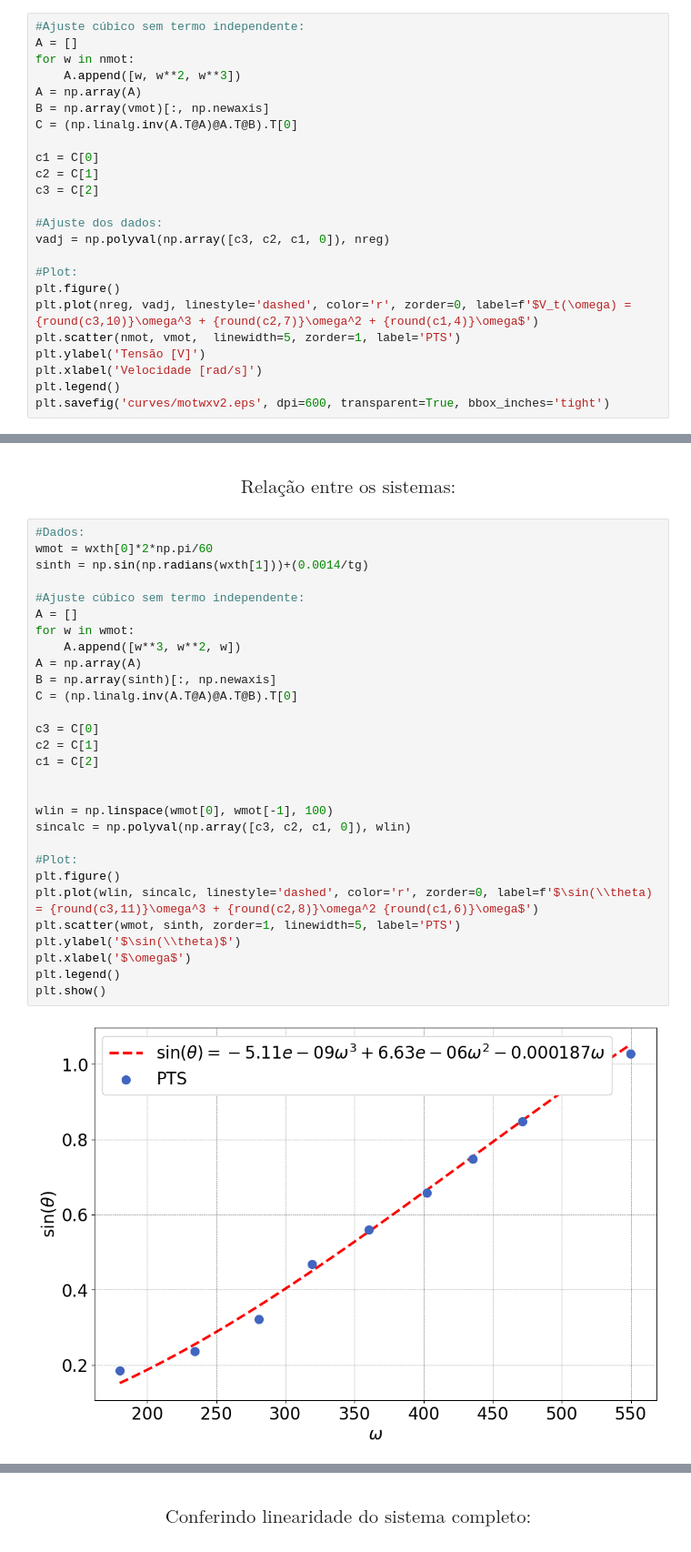
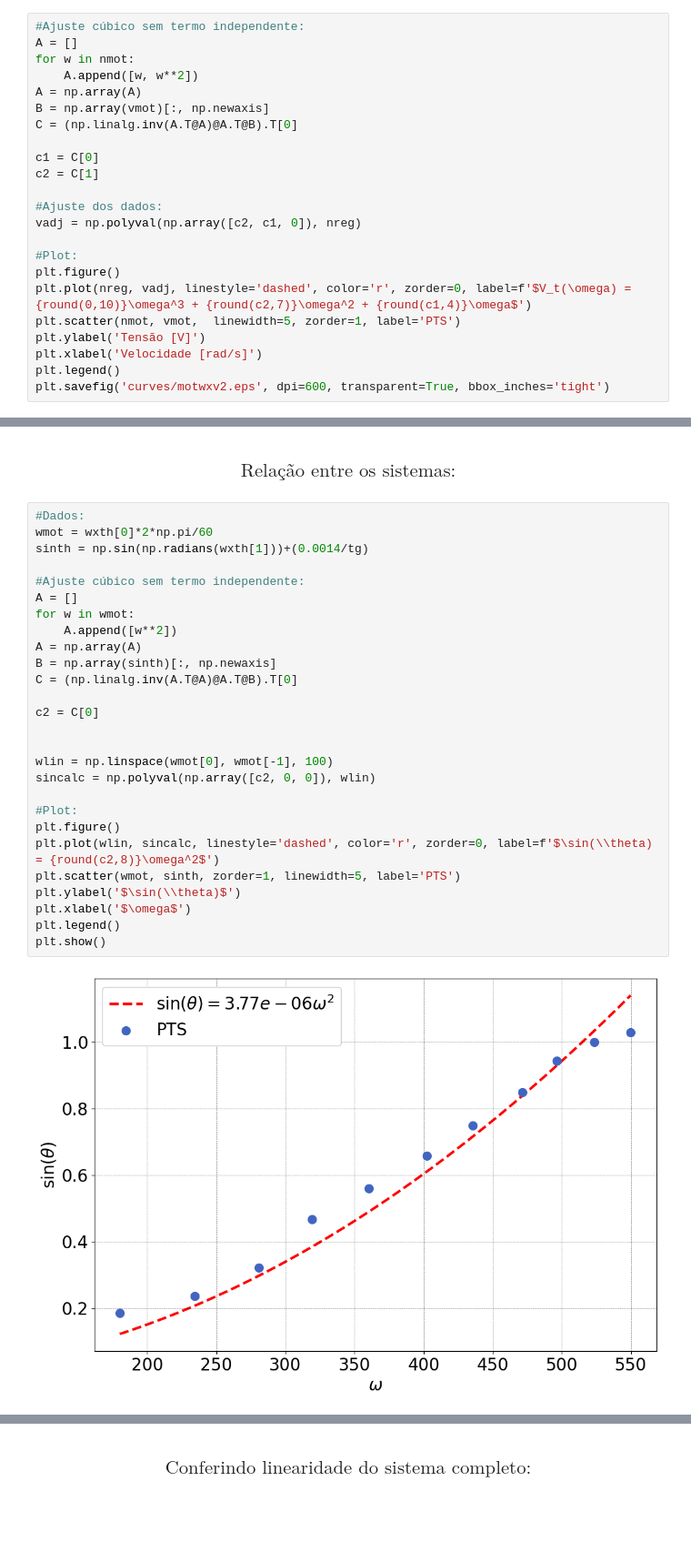
Before and after one commit to ErickNMA/LCD, a Jupyter notebook: ensaios_planta/fan-plate_analisys.ipynb, the cells around one changed output, grey strips where cells are left out. Shown: that part at 91% size. Drawn from its saved outputs; the diff is of its cells as text; blank space fills up the shorter version.

```diff
--- a/ensaios_planta/fan-plate_analisys.ipynb
+++ b/ensaios_planta/fan-plate_analisys.ipynb
@@ -150,21 +150,20 @@ The PostScript backend does not support transparency; partially transparent arti
 #Ajuste cúbico sem termo independente:
 A = []
 for w in nmot:
-    A.append([w, w**2, w**3])
+    A.append([w, w**2])
 A = np.array(A)
 B = np.array(vmot)[:, np.newaxis]
 C = (np.linalg.inv(A.T@A)@A.T@B).T[0]
 
 c1 = C[0]
 c2 = C[1]
-c3 = C[2]
 
 #Ajuste dos dados:
-vadj = np.polyval(np.array([c3, c2, c1, 0]), nreg)
+vadj = np.polyval(np.array([c2, c1, 0]), nreg)
 
 #Plot:
 plt.figure()
-plt.plot(nreg, vadj, linestyle='dashed', color='r', zorder=0, label=f'$V_t(\omega) = {round(c3,10)}\omega^3 + {round(c2,7)}\omega^2 + {round(c1,4)}\omega$')
+plt.plot(nreg, vadj, linestyle='dashed', color='r', zorder=0, label=f'$V_t(\omega) = {round(0,10)}\omega^3 + {round(c2,7)}\omega^2 + {round(c1,4)}\omega$')
 plt.scatter(nmot, vmot,  linewidth=5, zorder=1, label='PTS')
 plt.ylabel('Tensão [V]')
 plt.xlabel('Velocidade [rad/s]')
@@ -296,33 +292,31 @@ Jp = 0.4353686012905873
 # %%
 #Dados:
 wmot = wxth[0]*2*np.pi/60
 sinth = np.sin(np.radians(wxth[1]))+(0.0014/tg)
 
 #Ajuste cúbico sem termo independente:
 A = []
 for w in wmot:
-    A.append([w**3, w**2, w])
+    A.append([w**2])
 A = np.array(A)
 B = np.array(sinth)[:, np.newaxis]
 C = (np.linalg.inv(A.T@A)@A.T@B).T[0]
 
-c3 = C[0]
-c2 = C[1]
-c1 = C[2]
+c2 = C[0]
 
 
 wlin = np.linspace(wmot[0], wmot[-1], 100)
-sincalc = np.polyval(np.array([c3, c2, c1, 0]), wlin)
+sincalc = np.polyval(np.array([c2, 0, 0]), wlin)
 
 #Plot:
 plt.figure()
-plt.plot(wlin, sincalc, linestyle='dashed', color='r', zorder=0, label=f'$\sin(\\theta) = {round(c3,11)}\omega^3 + {round(c2,8)}\omega^2 {round(c1,6)}\omega$')
+plt.plot(wlin, sincalc, linestyle='dashed', color='r', zorder=0, label=f'$\sin(\\theta) = {round(c2,8)}\omega^2$')
 plt.scatter(wmot, sinth, zorder=1, linewidth=5, label='PTS')
 plt.ylabel('$\sin(\\theta)$')
 plt.xlabel('$\omega$')
 plt.legend()
 plt.show()
 # %% [output]
-[figure, old version]
+[figure, new version]
 # %%
 #Ganho de acoplamento quadrático entre os sistemas:
```
Also changed, not shown: parts of 3 cells of this notebook, 7 other files.
